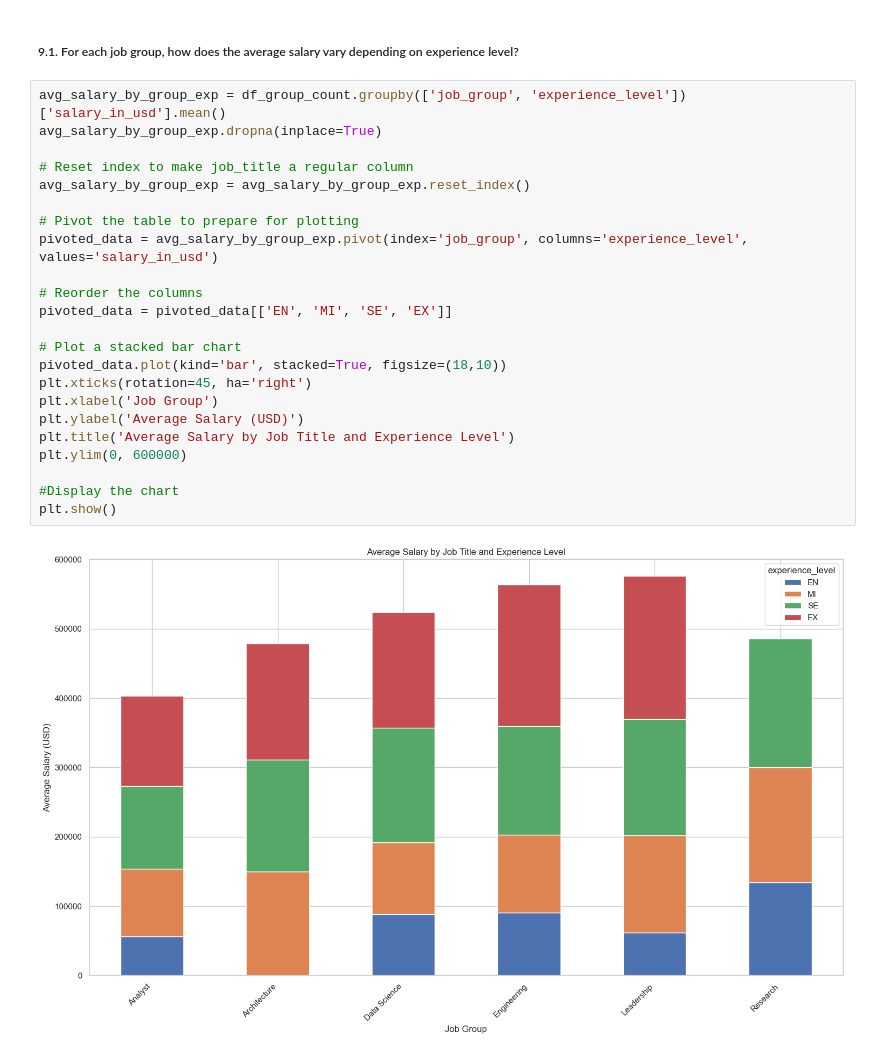
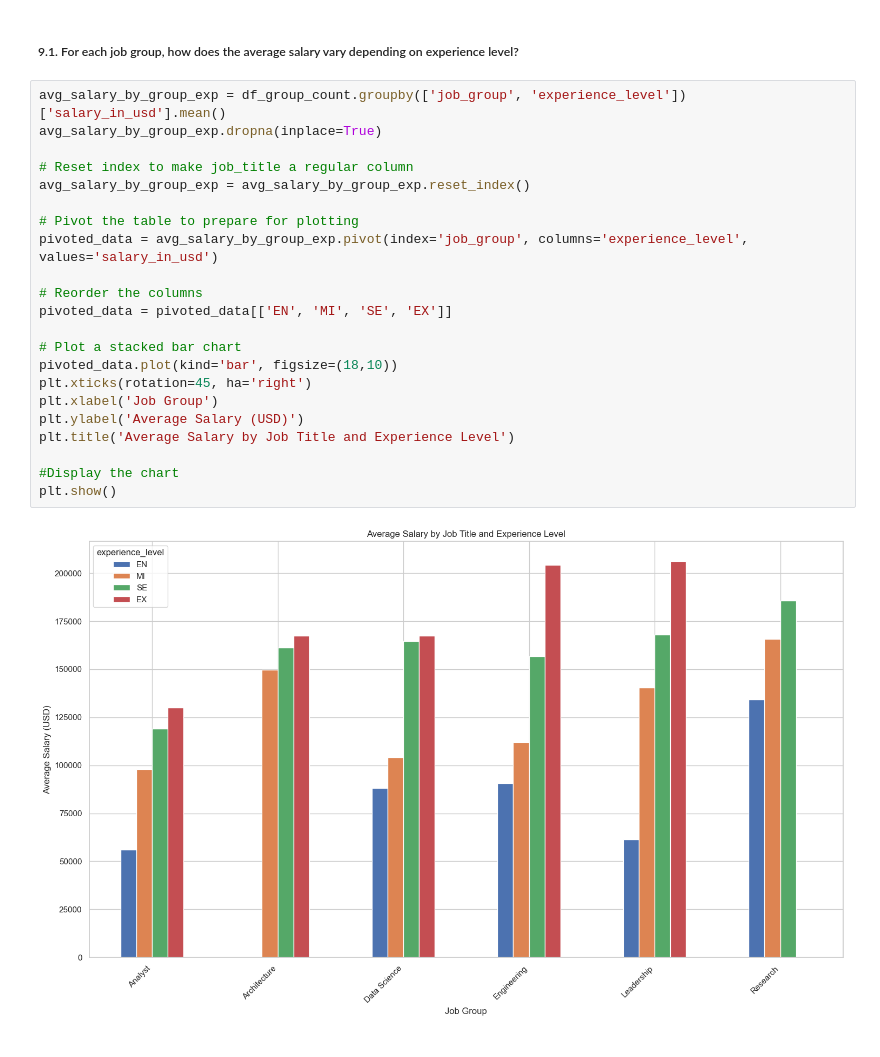
Before and after one commit to edb-313/Data_Science_salaries, a Jupyter notebook: main_new_dataset.ipynb, the cells around one changed output. Drawn from its saved outputs; the diff is of its cells as text.

Commit message:
Corrected last chart

```diff
--- a/main_new_dataset.ipynb
+++ b/main_new_dataset.ipynb
@@ -589,25 +589,24 @@ plt.show()
 # %%
 avg_salary_by_group_exp = df_group_count.groupby(['job_group', 'experience_level'])['salary_in_usd'].mean()
 avg_salary_by_group_exp.dropna(inplace=True)
 
 # Reset index to make job_title a regular column
 avg_salary_by_group_exp = avg_salary_by_group_exp.reset_index()
 
 # Pivot the table to prepare for plotting
 pivoted_data = avg_salary_by_group_exp.pivot(index='job_group', columns='experience_level', values='salary_in_usd')
 
 # Reorder the columns
 pivoted_data = pivoted_data[['EN', 'MI', 'SE', 'EX']]
 
 # Plot a stacked bar chart
-pivoted_data.plot(kind='bar', stacked=True, figsize=(18,10))
+pivoted_data.plot(kind='bar', figsize=(18,10))
 plt.xticks(rotation=45, ha='right')
 plt.xlabel('Job Group')
 plt.ylabel('Average Salary (USD)')
 plt.title('Average Salary by Job Title and Experience Level')
-plt.ylim(0, 600000)
 
 #Display the chart
 plt.show()
 # %% [output]
-[figure, old version]
+[figure, new version]
```
Also changed, not shown: parts of 3 cells of this notebook, 1 other file.
